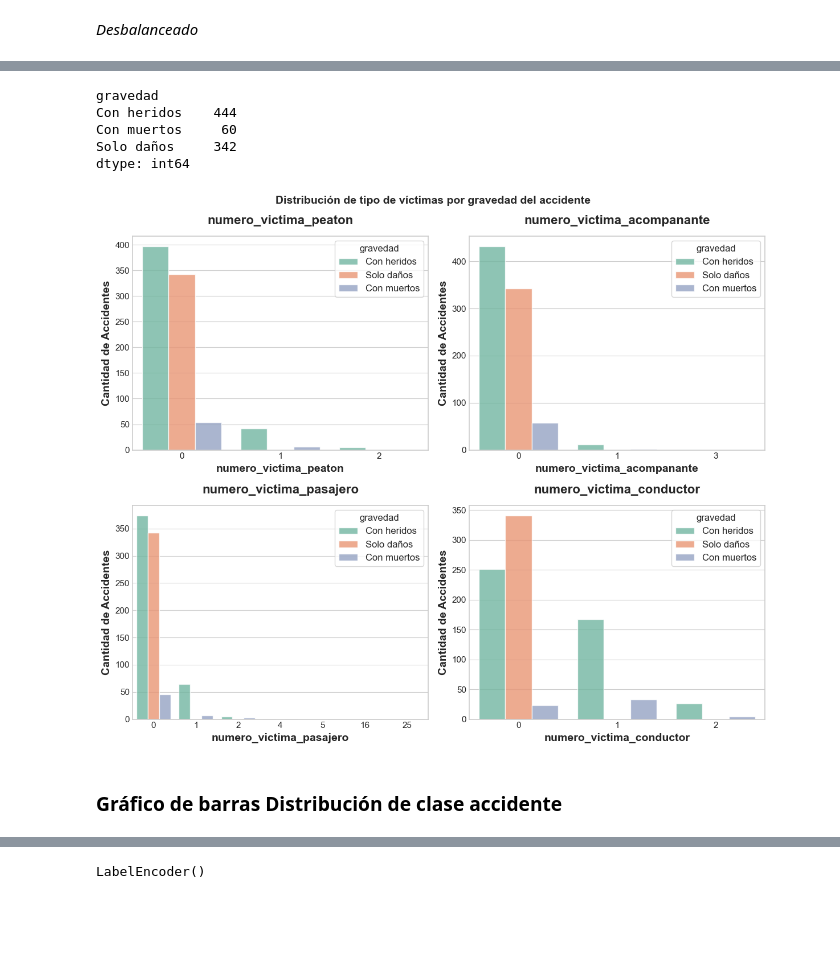
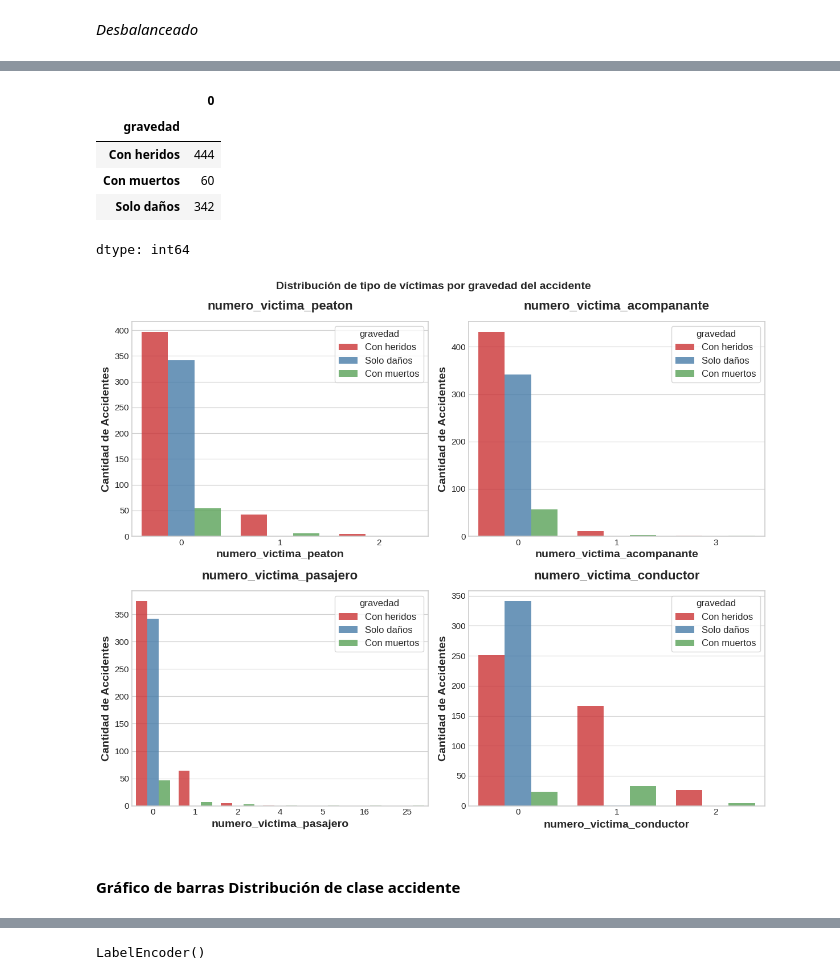
Before and after one commit to EngineeringSebastian-s/EvolutionaryComputation, a Jupyter notebook: Actividad_2.ipynb, the cells around one changed output, grey strips where cells are left out. Drawn from its saved outputs; the diff is of its cells as text; code cells hidden in the pictures; blank space fills up the shorter version.

```diff
--- a/Actividad_2.ipynb
+++ b/Actividad_2.ipynb
@@ -485,8 +542,6 @@ feature_to_plot = [
 ]
 # %%
 target_col = 'gravedad'
-# %%
-df[f'{target_col}_desc'] = df[target_col].map(diccionario_gravedad)
 # %%
 dfg = df[feature_to_plot + [target_col]].groupby(target_col)
 dfg.mean()
@@ -499,29 +554,30 @@ dfg.mean()
 # %%
 dfg.size()
 # %% [output]
+|  | 0 |
+| gravedad |  |
+| Con heridos | 444 |
+| Con muertos | 60 |
+| Solo daños | 342 |
-gravedad
-Con heridos    444
-Con muertos     60
-Solo daños     342
 dtype: int64
 # %%
 accidents_class = df[target_col].unique()
 # %%
 fig, axes = plt.subplots(2, 2, figsize=(12, 10))
 axes = axes.flatten()
 
 for i, feature in enumerate(feature_to_plot):
-    sns.countplot(data=df, x=feature, hue=target_col, ax=axes[i], alpha=0.8, palette="Set2")
+    sns.countplot(data=df, x=feature, hue=target_col, ax=axes[i], alpha=0.8, palette="Set1")
     axes[i].set_title(feature, fontweight='bold')
     axes[i].set_ylabel('Cantidad de Accidentes')
 
 plt.suptitle('Distribución de tipo de víctimas por gravedad del accidente', fontsize=14, fontweight='bold')
 plt.tight_layout()
 plt.show()
 # %% [output]
-[figure, old version]
+[figure, new version]
 # %% [markdown]
-### **Gráfico de barras Distribución de clase accidente**
+#### **Gráfico de barras Distribución de clase accidente**
 # %%
 plt.figure(figsize=(10, 6))
 
```
Also changed, not shown: parts of 104 cells of this notebook.
